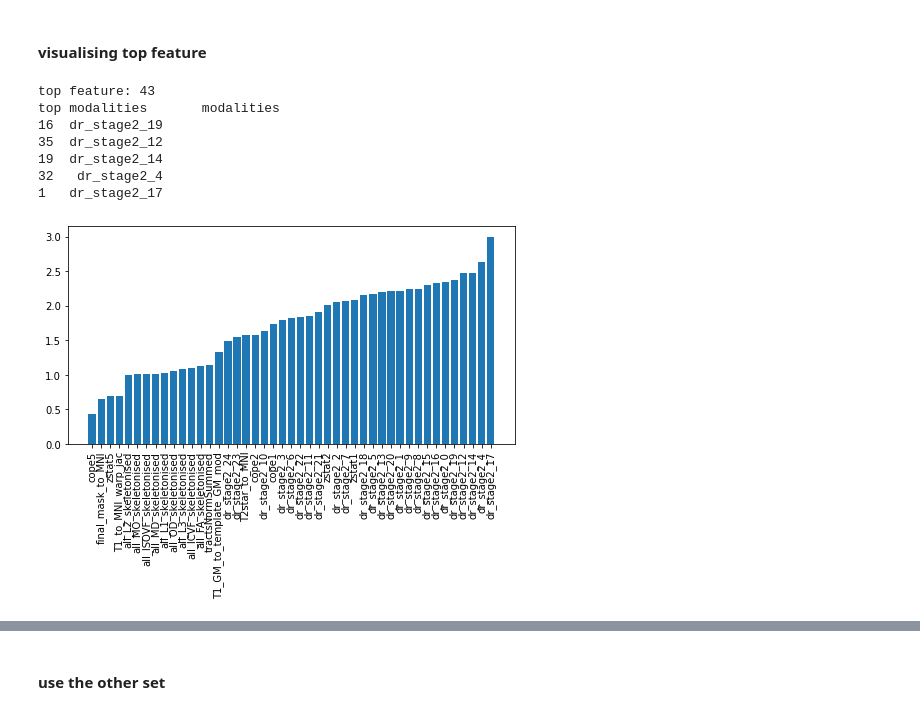
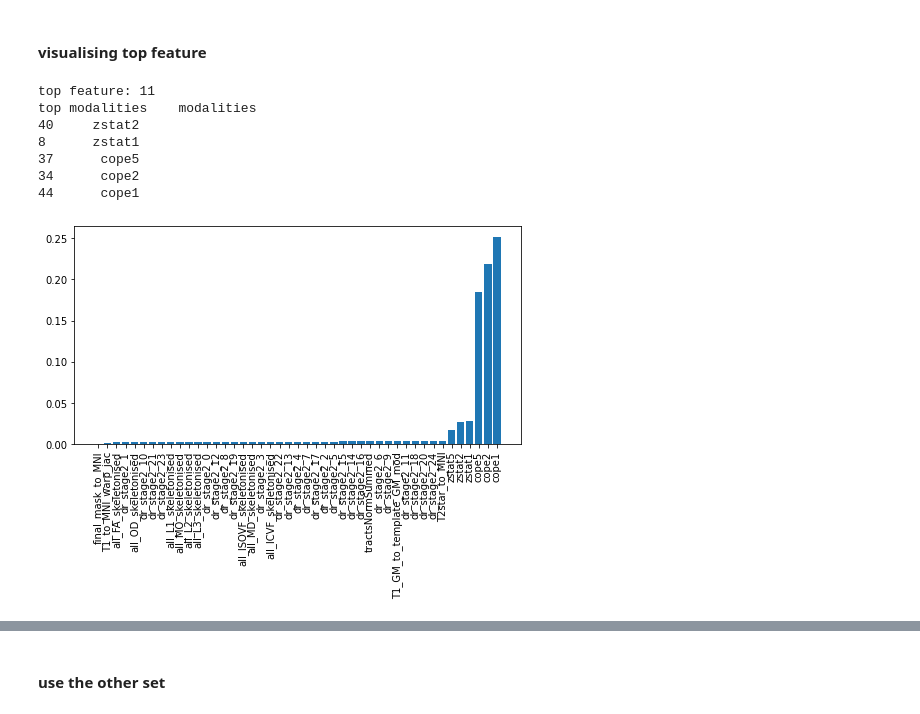
Before and after one commit to syzhang/bfl_extract, a Jupyter notebook: dev_paintype.ipynb, the cells around one changed output, grey strips where cells are left out. Saved outputs shown, nothing was run; the diff lists cells and outputs as text; code cells hidden in the pictures.

```diff
--- a/dev_paintype.ipynb
+++ b/dev_paintype.ipynb
@@ -242,7 +333,8 @@ match_question(feats10)
 # %% [markdown]
 #### visualising top feature
 # %%
-data_dir = '/well/seymour/users/uhu195/python/pain/output_patients_500/Result_IC50/'
+# data_dir = '/well/seymour/users/uhu195/python/pain/output_patients_500/Result_IC50/'
+data_dir = '/well/seymour/users/uhu195/python/pain/output_patients_exmult_500//Result_IC30/'
 # %%
 def top_mods(data_dir, top_feat, mod_num=3, plot=True):
     """return top modalities given feature importance"""
@@ -263,16 +355,16 @@ def top_mods(data_dir, top_feat, mod_num=3, plot=True):
         plt.xticks(np.arange(len(plot_mod_names)), plot_mod_names, rotation=90)
     return top_feat, plot_mod.index[-mod_num:].values[::-1]
 # %%
-top_feat, mod_ls = top_mods(data_dir, top_feat=43, mod_num=5)
+top_feat, mod_ls = top_mods(data_dir, top_feat=11, mod_num=5)
 # %% [output]
-top feature: 43
-top modalities       modalities
-16  dr_stage2_19
-35  dr_stage2_12
-19  dr_stage2_14
-32   dr_stage2_4
-1   dr_stage2_17
+top feature: 11
+top modalities    modalities
+40     zstat2
+8      zstat1
+37      cope5
+34      cope2
+44      cope1
-[figure, old version]
+[figure, new version]
 # %%
 for mod in mod_ls:
     print(f'modality {mod}')
```
Also changed, not shown: parts of 38 cells of this notebook, 39 other files.
